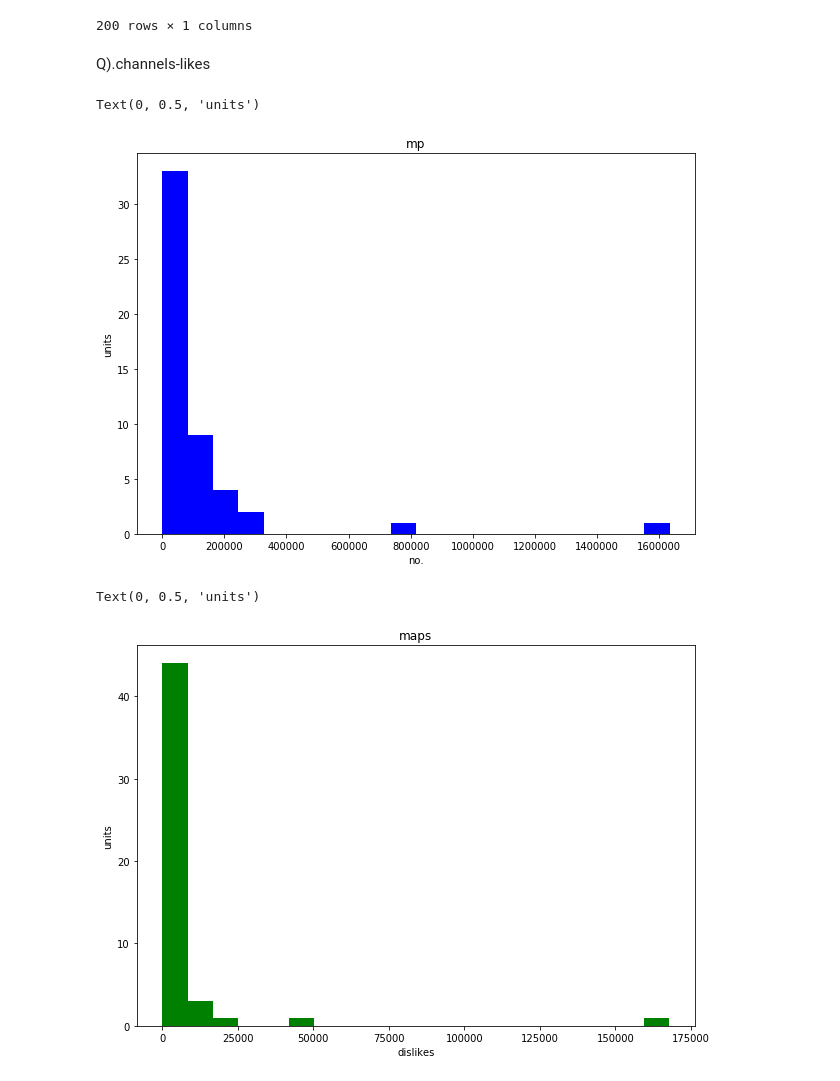
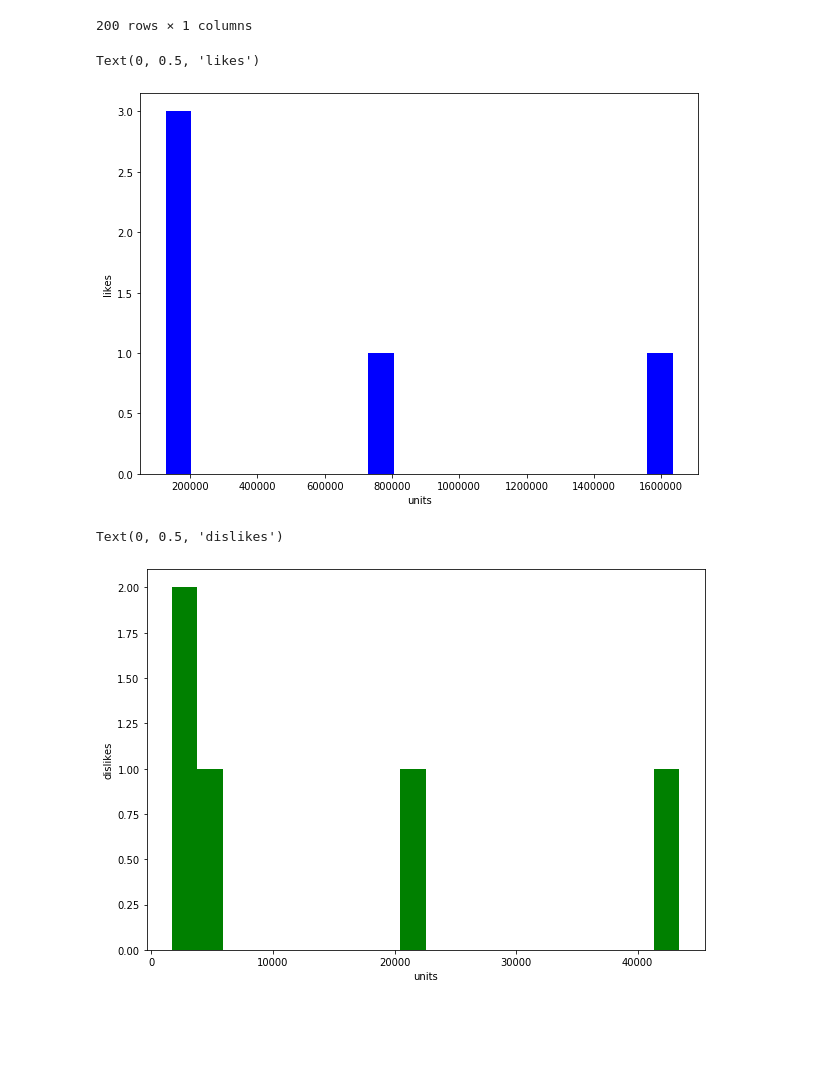
Before and after one commit to 19PA1A0532/python-basics, a Jupyter notebook: Untitled7.ipynb, the cells around one changed output. Cells and saved outputs as stored; diff of their text form; code cells hidden in the pictures; blank space fills up the shorter version.

```diff
--- a/Untitled7.ipynb
+++ b/Untitled7.ipynb
@@ -99,7 +98,7 @@ video_error_or_removed      bool
 description               object
 dtype: object
 # %%
-data1=data.head(n=50)
+data1=data.head(n=5)
 data1
 # %% [output]
 |  | video_id | trending_date | title | channel_title | category_id | publish_time | tags | views | likes | ... |
@@ -292,25 +247,23 @@ data.loc[data['trending_date']=='17.14.11',:].loc[:,['views']]
 | 198 | 1237072 |
 | 199 | 318474 |
 200 rows × 1 columns
-# %% [markdown]
-Q).channels-likes
 # %%
 plt.figure(figsize=(10,7))
 x=data1['likes']
 plt.hist(x,bins=20,color="blue")
-plt.title("mp")
-plt.xlabel("no.")
-plt.ylabel("units")
+plt.title("")
+plt.xlabel("units")
+plt.ylabel("likes")
 # %% [output]
-Text(0, 0.5, 'units')
+Text(0, 0.5, 'likes')
-[figure, old version]
+[figure, new version]
 # %%
 plt.figure(figsize=(10,7))
 x=data1['dislikes']
 plt.hist(x,bins=20,color='green')
-plt.title("maps")
-plt.xlabel("dislikes")
-plt.ylabel("units")
+plt.title("")
+plt.xlabel("units")
+plt.ylabel("dislikes")
 # %% [output]
-Text(0, 0.5, 'units')
+Text(0, 0.5, 'dislikes')
-[figure, old version]
+[figure, new version]
```
Also changed, not shown: parts of 19 cells of this notebook.
